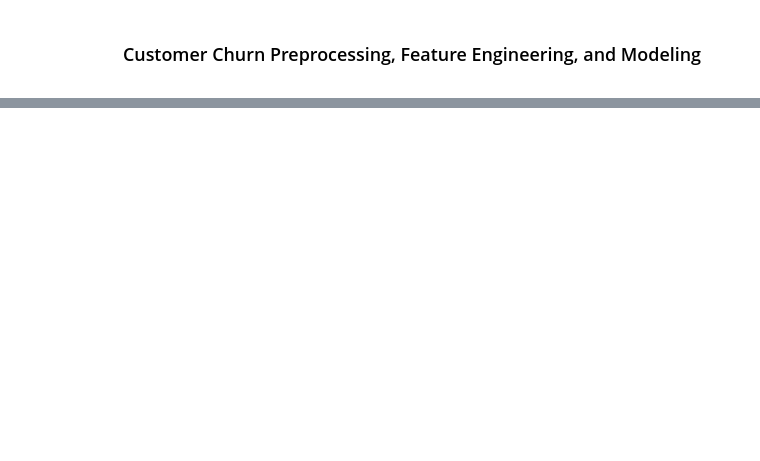
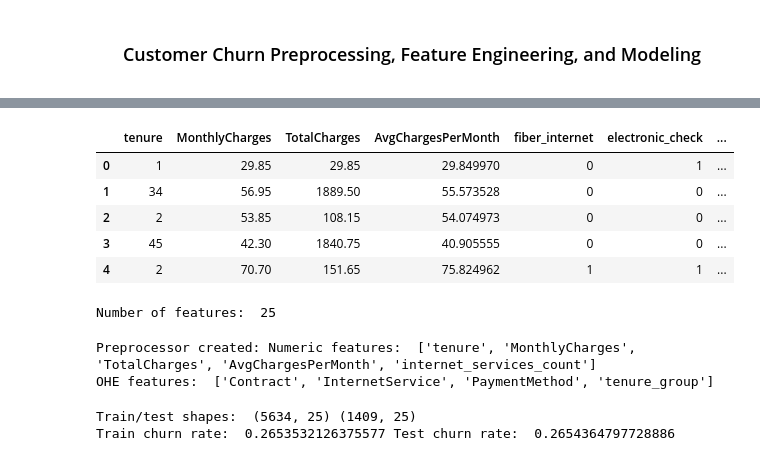
Before and after one commit to taborerickson/Customer-Churn-Prediction, a Jupyter notebook: Notebooks/customer_churn_pred.ipynb, the cells around one changed output, grey strips where cells are left out. Saved outputs shown, nothing was run; the diff lists cells and outputs as text; code cells hidden in the pictures; blank space fills up the shorter version.

```diff
--- a/Notebooks/customer_churn_pred.ipynb
+++ b/Notebooks/customer_churn_pred.ipynb
@@ -57,5 +57,5 @@ np.random.seed(random_state)
 # %%
 # Loading data
 cleaned_raw_data_path = data_path / "cleaned_raw_data.csv"
-cleaned_data = pd.read_csv(cleaned_raw_data_path)
-print(cleaned_data.info())
+data = pd.read_csv(cleaned_raw_data_path)
+print(data.info())
@@ -65,9 +83,16 @@ data = cleaned_data.copy()
 # %%
 # Dropping customerID column and mapping target column (Churn)
-data.drop(columns=['customerID'], inplace=True, errors='ignore')
-data['Churn'] = data['Churn'].map({'Yes':1, 'No':0})
+df.drop(columns=['customerID'], inplace=True, errors='ignore')
+df['Churn'] = df['Churn'].map({'Yes':1, 'No':0})
 # %%
 # Applying feature engineering to data
-data = feature_engineering(data)
+df = feature_engineering(df)
 # Checking features
-data[['tenure','MonthlyCharges','TotalCharges','AvgChargesPerMonth','fiber_internet','electronic_check','month_to_month','internet_services_count']].head()
+df[['tenure','MonthlyCharges','TotalCharges','AvgChargesPerMonth','fiber_internet','electronic_check','month_to_month','internet_services_count','tenure_group']].head()
+# %% [output]
+|  | tenure | MonthlyCharges | TotalCharges | AvgChargesPerMonth | fiber_internet | electronic_check | ... |
+| 0 | 1 | 29.85 | 29.85 | 29.849970 | 0 | 1 | ... |
+| 1 | 34 | 56.95 | 1889.50 | 55.573528 | 0 | 0 | ... |
+| 2 | 2 | 53.85 | 108.15 | 54.074973 | 0 | 0 | ... |
+| 3 | 45 | 42.30 | 1840.75 | 40.905555 | 0 | 0 | ... |
+| 4 | 2 | 70.70 | 151.65 | 75.824962 | 1 | 1 | ... |
@@ -75,0 +99,47 @@ data[['tenure','MonthlyCharges','TotalCharges','AvgChargesPerMonth','fiber_inter
+# %%
+# Column lists for pipeline
+numeric_features = ['tenure','MonthlyCharges','TotalCharges','AvgChargesPerMonth','internet_services_count']
+# Categorical features for one-hot encoding
+ohe_features = ['Contract','InternetService','PaymentMethod','tenure_group']
+# Binary columns (Will end up all mapping to binary -- 'No internet service' = 0)
+binary_features = ['Partner','Dependents','PhoneService','PaperlessBilling','MultipleLines','SeniorCitizen',
+'OnlineSecurity','OnlineBackup','DeviceProtection','TechSupport','StreamingTV','StreamingMovies']
+
+# Mapping binary columns
+binary_mapping = {'Yes':1, 'No':0, 'No phone service':0, 'No internet service':0}
+for c in binary_features:
+    if c in df.columns:
+        df[c] = df[c].map(binary_mapping).fillna(df[c])
+# Mapping gender (also binary)
+if 'gender' in df.columns:
+    df['gender'] = df['gender'].map({'Male':0, 'Female':1})
+
+
+# Keeping list of feature columns
+all_features = [c for c in df.columns if c != 'Churn']
+print('Number of features: ', len(all_features))
+# %% [output]
+Number of features:  25
+# %%
+# Building preprocessing pipeline
+
+numeric_transformer = Pipeline(steps=[
+    ('imputer', SimpleImputer(strategy='median')),
+    ('scaler', StandardScaler())
+])
+
+categorical_transformer = Pipeline(steps=[
+    ('imputer', SimpleImputer(strategy='most_frequent')),
+    ('ohe', OneHotEncoder(handle_unknown='ignore', sparse_output=False))
+])
+
+preprocessor = ColumnTransformer(transformers=[
+    ('num', numeric_transformer, numeric_features),
+    ('cat', categorical_transformer, ohe_features)
+], remainder='drop')
+
+print("Preprocessor created: Numeric features: ", numeric_features)
+print("OHE features: ", ohe_features)
+# %% [output]
+Preprocessor created: Numeric features:  ['tenure', 'MonthlyCharges', 'TotalCharges', 'AvgChargesPerMonth', 'internet_services_count']
+OHE features:  ['Contract', 'InternetService', 'PaymentMethod', 'tenure_group']
@@ -75,0 +151,7 @@ data[['tenure','MonthlyCharges','TotalCharges','AvgChargesPerMonth','fiber_inter
+# %%
+x_train, x_test, y_train, y_test = train_test_split(x, y, test_size=0.2, random_state=random_state, stratify=y)
+print("Train/test shapes: ", x_train.shape, x_test.shape)
+print("Train churn rate: ", y_train.mean(), 'Test churn rate: ', y_test.mean())
+# %% [output]
+Train/test shapes:  (5634, 25) (1409, 25)
+Train churn rate:  0.2653532126375577 Test churn rate:  0.2654364797728886
```
Also changed, not shown: parts of 17 cells of this notebook, 7 other files.
